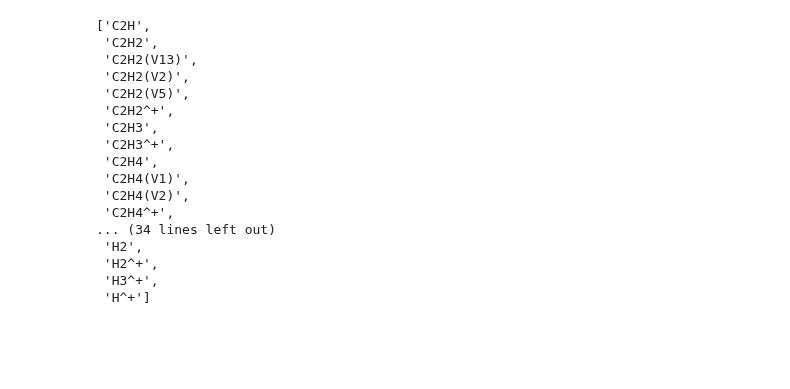
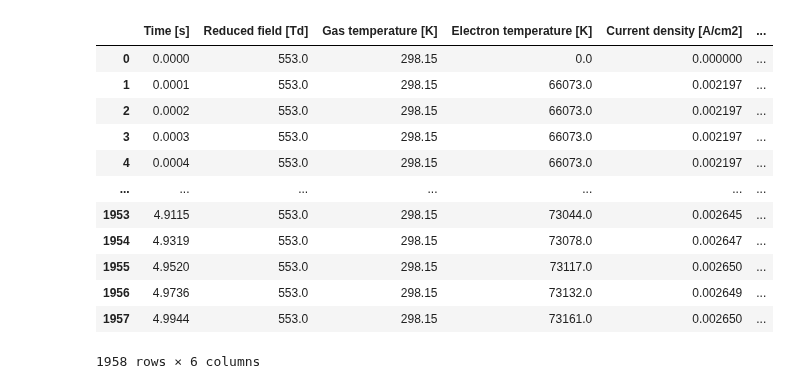
Before and after one commit to 100sjun/repos_python, a Jupyter notebook: Project/DBD_Plasma/ZDPlaskin/CH4_DBD_Plasma/ZDPlaskin/data_plot.ipynb, the cells around one changed output. Saved outputs shown, nothing was run; the diff lists cells and outputs as text; code cells hidden in the pictures; blank space fills up the shorter version.

```diff
--- a/Project/DBD_Plasma/ZDPlaskin/CH4_DBD_Plasma/ZDPlaskin/data_plot.ipynb
+++ b/Project/DBD_Plasma/ZDPlaskin/CH4_DBD_Plasma/ZDPlaskin/data_plot.ipynb
@@ -43,26 +43,22 @@ with open('qt_reactions_list.txt','r') as file:
 df_cd = pd.read_csv('qt_conditions.txt', sep=r'\s+', header=0, names=['Time [s]']+conditions)
 df_sp = pd.read_csv('qt_densities.txt', sep=r'\s+', header=0, names=['Time [s]']+species)
 df_rx = pd.read_csv('qt_rates.txt', sep=r'\s+', header=0, names=['Time [s]']+reactions)
-# %%
-sorted(species)
-# %% [output]
-['C2H',
- 'C2H2',
- 'C2H2(V13)',
- 'C2H2(V2)',
- 'C2H2(V5)',
- 'C2H2^+',
- 'C2H3',
- 'C2H3^+',
- 'C2H4',
- 'C2H4(V1)',
- 'C2H4(V2)',
- 'C2H4^+',
-... (34 lines left out)
- 'H2',
- 'H2^+',
- 'H3^+',
- 'H^+']
+# %%
+df_cd
+# %% [output]
+|  | Time [s] | Reduced field [Td] | Gas temperature [K] | Electron temperature [K] | Current density [A/cm2] | ... |
+| 0 | 0.0000 | 553.0 | 298.15 | 0.0 | 0.000000 | ... |
+| 1 | 0.0001 | 553.0 | 298.15 | 66073.0 | 0.002197 | ... |
+| 2 | 0.0002 | 553.0 | 298.15 | 66073.0 | 0.002197 | ... |
+| 3 | 0.0003 | 553.0 | 298.15 | 66073.0 | 0.002197 | ... |
+| 4 | 0.0004 | 553.0 | 298.15 | 66073.0 | 0.002197 | ... |
+| ... | ... | ... | ... | ... | ... | ... |
+| 1953 | 4.9115 | 553.0 | 298.15 | 73044.0 | 0.002645 | ... |
+| 1954 | 4.9319 | 553.0 | 298.15 | 73078.0 | 0.002647 | ... |
+| 1955 | 4.9520 | 553.0 | 298.15 | 73117.0 | 0.002650 | ... |
+| 1956 | 4.9736 | 553.0 | 298.15 | 73132.0 | 0.002649 | ... |
+| 1957 | 4.9944 | 553.0 | 298.15 | 73161.0 | 0.002650 | ... |
+1958 rows × 6 columns
 # %%
 df_CH4 = df_sp['CH4'] + df_sp['CH4(V13)'] + df_sp['CH4(V24)'] + df_sp['CH4^+']
 df_C2H6 = df_sp['C2H6'] + df_sp['C2H6(V13)'] + df_sp['C2H6(V24)'] + df_sp['C2H6^+']
```
Also changed, not shown: parts of 9 cells of this notebook, 42 other files.
